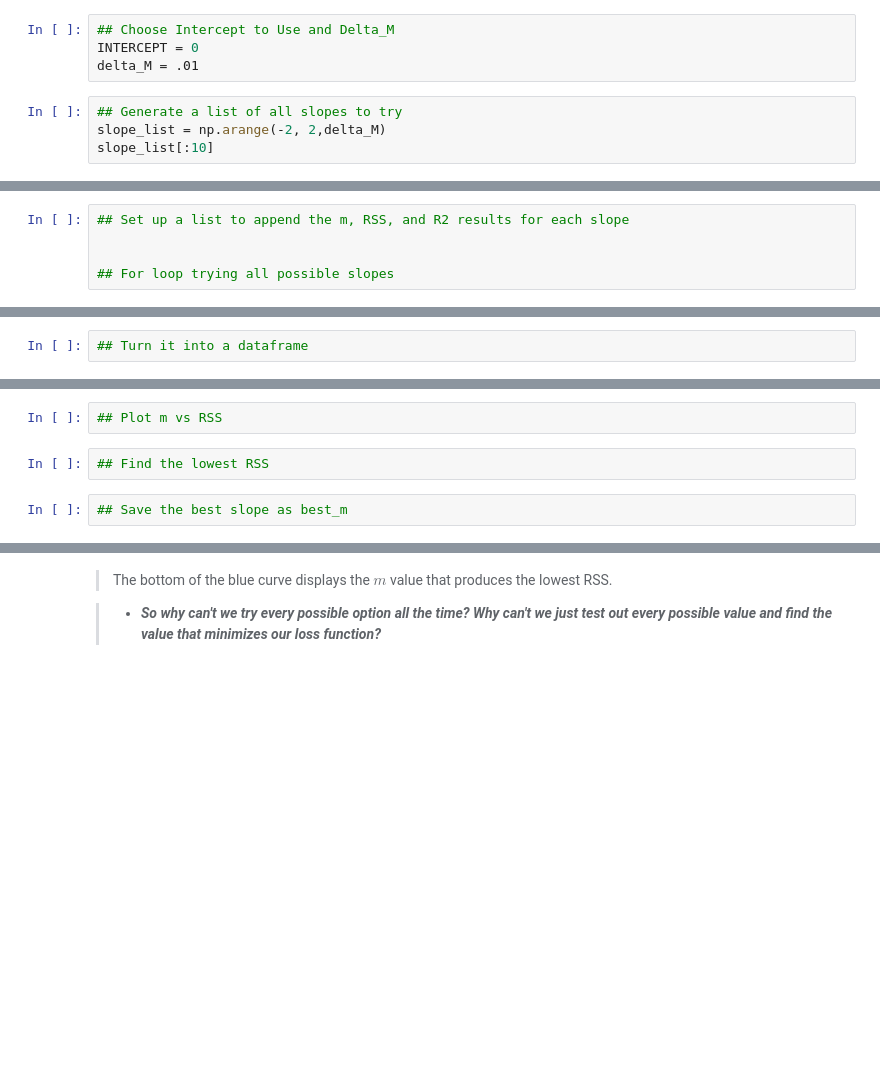
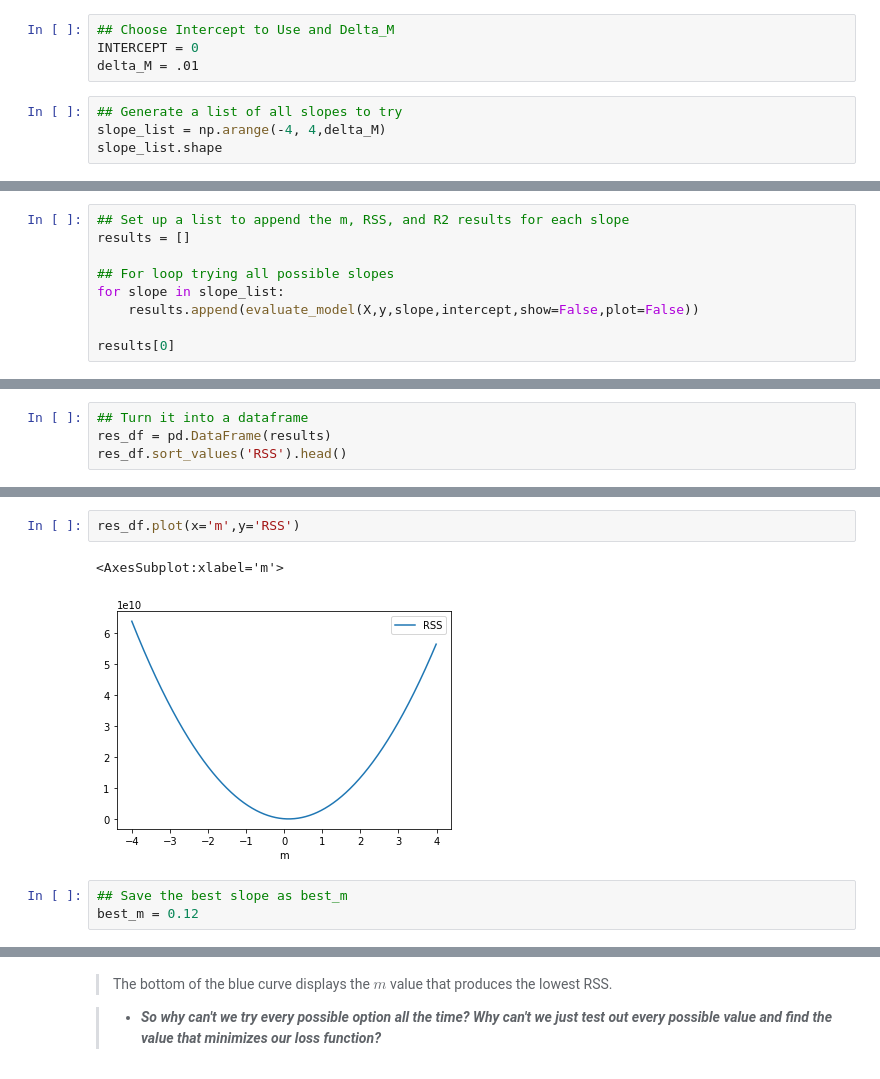
Before and after one commit to flatiron-school/Online-DS-FT-022221-Cohort-Notes, a Jupyter notebook: Phase_3/topic_23_calculus_gradient_descent/topic_23_gradient_descent_SG.ipynb, the cells around one changed output, grey strips where cells are left out. Saved outputs shown, nothing was run; the diff lists cells and outputs as text; blank space fills up the shorter version.

```diff
--- a/Phase_3/topic_23_calculus_gradient_descent/topic_23_gradient_descent_SG.ipynb
+++ b/Phase_3/topic_23_calculus_gradient_descent/topic_23_gradient_descent_SG.ipynb
@@ -431,6 +487,6 @@ INTERCEPT = 0
 delta_M = .01
 # %%
 ## Generate a list of all slopes to try
-slope_list = np.arange(-2, 2,delta_M)
-slope_list[:10]
+slope_list = np.arange(-4, 4,delta_M)
+slope_list.shape
 # %% [output]
@@ -439,5 +494,9 @@ array([-2.  , -1.99, -1.98, -1.97, -1.96, -1.95, -1.94, -1.93, -1.92,
 # %%
 ## Set up a list to append the m, RSS, and R2 results for each slope
-
+results = []
 
 ## For loop trying all possible slopes
+for slope in slope_list:
+    results.append(evaluate_model(X,y,slope,intercept,show=False,plot=False))
+
+results[0]
@@ -444,2 +509,4 @@ array([-2.  , -1.99, -1.98, -1.97, -1.96, -1.95, -1.94, -1.93, -1.92,
 # %%
 ## Turn it into a dataframe
+res_df = pd.DataFrame(results)
+res_df.sort_values('RSS').head()
@@ -446,8 +520,10 @@ array([-2.  , -1.99, -1.98, -1.97, -1.96, -1.95, -1.94, -1.93, -1.92,
-# %%
-## Plot m vs RSS
-# %%
-## Find the lowest RSS
+# %%
+res_df.plot(x='m',y='RSS')
+# %% [output]
+<AxesSubplot:xlabel='m'>
+[figure, added]
 # %%
 ## Save the best slope as best_m
+best_m = 0.12
 # %%
 ## Use Best Slope to get final model result using evaluate_model
```
Also changed, not shown: parts of 21 cells of this notebook, 11 other files.
